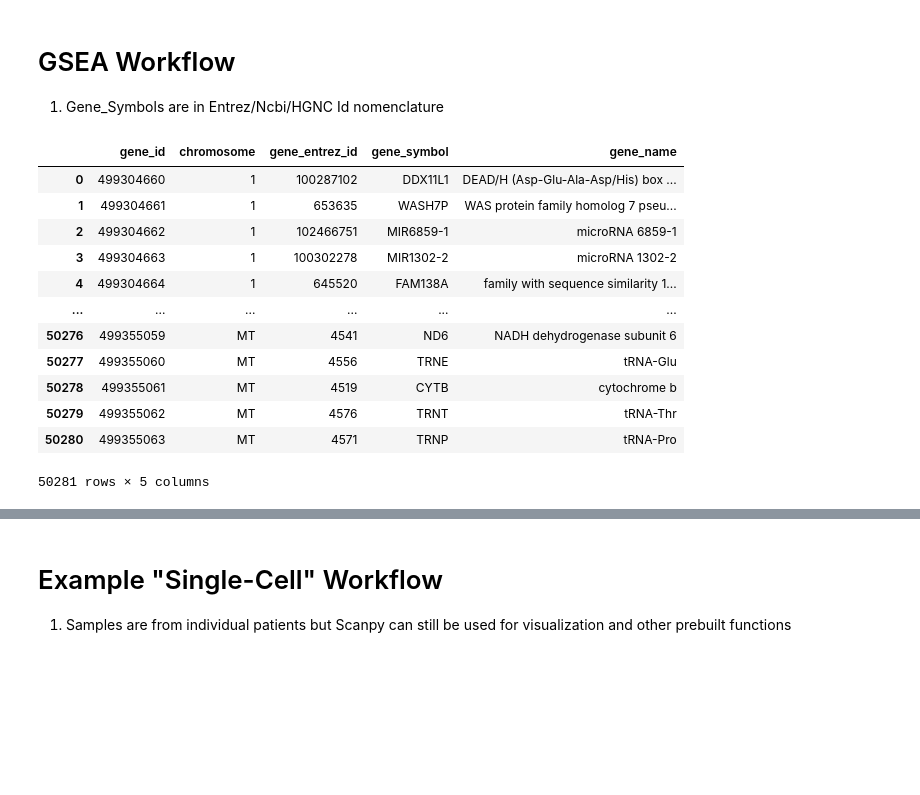
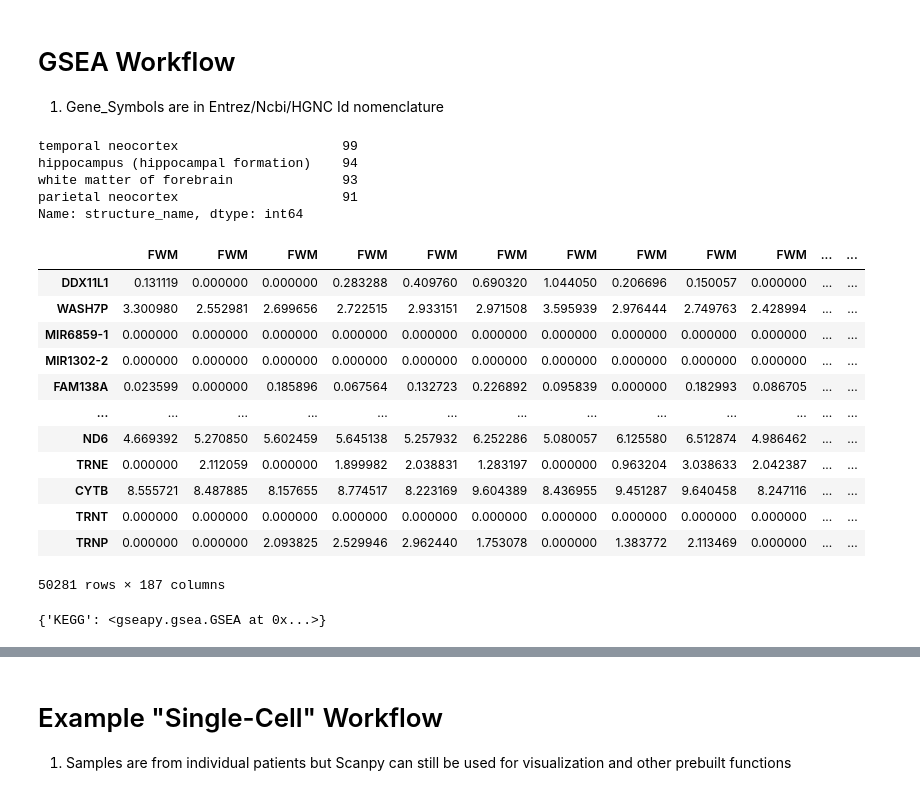
Before and after one commit to alexjimenez99/GSEA_RNAseq, a Jupyter notebook: SCANPY_RNAseq_Aging.ipynb, the cells around one changed output, grey strips where cells are left out. Saved outputs shown, nothing was run; the diff lists cells and outputs as text; code cells hidden in the pictures; blank space fills up the shorter version.

Commit message:
Adding GSEA files

```diff
--- a/SCANPY_RNAseq_Aging.ipynb
+++ b/SCANPY_RNAseq_Aging.ipynb
@@ -89,8 +105,7 @@ id_symbol_dict       = rows_genes.set_index('gene_id')['gene_symbol'].to_dict()
 gene_labels          = pd.Series(fpkm_normalized.columns).apply(lambda x: id_symbol_dict[x])
 
 patient_brain_meta   = pd.Series(fpkm_normalized.index).apply(lambda x: donor_structure_dict[int(x)] if int(x) in donor_structure_dict else np.nan)
-
-data.columns         = list(gene_labels)
+fpkm_normalized.columns         = list(gene_labels)
 # %% [output]
 ['columns-samples.csv', 'fpkm_table_normalized.csv', 'fpkm_table_unnormalized.csv', 'rows-genes.csv']
 gene_id \ rnaseq_profile_id  499304660  499304661  499304662  499304663  \
@@ -139,16 +137,0 @@ def load_gene_dicts():
-# %%
-rows_genes
-# %% [output]
-|  | gene_id | chromosome | gene_entrez_id | gene_symbol | gene_name |
-| 0 | 499304660 | 1 | 100287102 | DDX11L1 | DEAD/H (Asp-Glu-Ala-Asp/His) box ... |
-| 1 | 499304661 | 1 | 653635 | WASH7P | WAS protein family homolog 7 pseu... |
-| 2 | 499304662 | 1 | 102466751 | MIR6859-1 | microRNA 6859-1 |
-| 3 | 499304663 | 1 | 100302278 | MIR1302-2 | microRNA 1302-2 |
-| 4 | 499304664 | 1 | 645520 | FAM138A | family with sequence similarity 1... |
-| ... | ... | ... | ... | ... | ... |
-| 50276 | 499355059 | MT | 4541 | ND6 | NADH dehydrogenase subunit 6 |
-| 50277 | 499355060 | MT | 4556 | TRNE | tRNA-Glu |
-| 50278 | 499355061 | MT | 4519 | CYTB | cytochrome b |
-| 50279 | 499355062 | MT | 4576 | TRNT | tRNA-Thr |
-| 50280 | 499355063 | MT | 4571 | TRNP | tRNA-Pro |
-50281 rows × 5 columns
@@ -156,0 +160,53 @@ patient_brain_meta
+# %%
+data['structure_name'].value_counts()
+# %% [output]
+temporal neocortex                     99
+hippocampus (hippocampal formation)    94
+white matter of forebrain              93
+parietal neocortex                     91
+Name: structure_name, dtype: int64
+# %%
+def choose_subset(fpkm_normalized, patient_brain_meta, group1, group2):
+	'''
+	Parameters:
+		fpkm_Normalized:
+		patient_brain_meta:
+		group1:
+		group2:
+
+		(White Matter Brain (FWM),
+		temporal neocortex (TCx),
+		hippocampus (HIP),
+		parietal neocortex (PCx))
+
+	Returns:
+
+	'''
+
+	fpkm_normalized = fpkm_normalized.transpose()
+	fpkm_normalized.columns = list(patient_brain_meta)
+	gsea_input      = fpkm_normalized[[group1, group2]]
+	gsea_input      = np.log2(gsea_input + 1)
+
+	return gsea_input
+
+
+gsea_input = choose_subset(fpkm_normalized, patient_brain_meta,
+						    group1 = 'FWM',
+							group2 = 'HIP')
+# %%
+gsea_input
+# %% [output]
+|  | FWM | FWM | FWM | FWM | FWM | FWM | FWM | FWM | FWM | FWM | ... | ... |
+| DDX11L1 | 0.131119 | 0.000000 | 0.000000 | 0.283288 | 0.409760 | 0.690320 | 1.044050 | 0.206696 | 0.150057 | 0.000000 | ... | ... |
+| WASH7P | 3.300980 | 2.552981 | 2.699656 | 2.722515 | 2.933151 | 2.971508 | 3.595939 | 2.976444 | 2.749763 | 2.428994 | ... | ... |
+| MIR6859-1 | 0.000000 | 0.000000 | 0.000000 | 0.000000 | 0.000000 | 0.000000 | 0.000000 | 0.000000 | 0.000000 | 0.000000 | ... | ... |
+| MIR1302-2 | 0.000000 | 0.000000 | 0.000000 | 0.000000 | 0.000000 | 0.000000 | 0.000000 | 0.000000 | 0.000000 | 0.000000 | ... | ... |
+| FAM138A | 0.023599 | 0.000000 | 0.185896 | 0.067564 | 0.132723 | 0.226892 | 0.095839 | 0.000000 | 0.182993 | 0.086705 | ... | ... |
+| ... | ... | ... | ... | ... | ... | ... | ... | ... | ... | ... | ... | ... |
+| ND6 | 4.669392 | 5.270850 | 5.602459 | 5.645138 | 5.257932 | 6.252286 | 5.080057 | 6.125580 | 6.512874 | 4.986462 | ... | ... |
+| TRNE | 0.000000 | 2.112059 | 0.000000 | 1.899982 | 2.038831 | 1.283197 | 0.000000 | 0.963204 | 3.038633 | 2.042387 | ... | ... |
+| CYTB | 8.555721 | 8.487885 | 8.157655 | 8.774517 | 8.223169 | 9.604389 | 8.436955 | 9.451287 | 9.640458 | 8.247116 | ... | ... |
+| TRNT | 0.000000 | 0.000000 | 0.000000 | 0.000000 | 0.000000 | 0.000000 | 0.000000 | 0.000000 | 0.000000 | 0.000000 | ... | ... |
+| TRNP | 0.000000 | 0.000000 | 2.093825 | 2.529946 | 2.962440 | 1.753078 | 0.000000 | 1.383772 | 2.113469 | 0.000000 | ... | ... |
+50281 rows × 187 columns
@@ -156,0 +245,4 @@ patient_brain_meta
+# %%
+enrichment_objects
+# %% [output]
+{'KEGG': <gseapy.gsea.GSEA at 0x...>}
```
Also changed, not shown: parts of 19 cells of this notebook, 7 other files.
